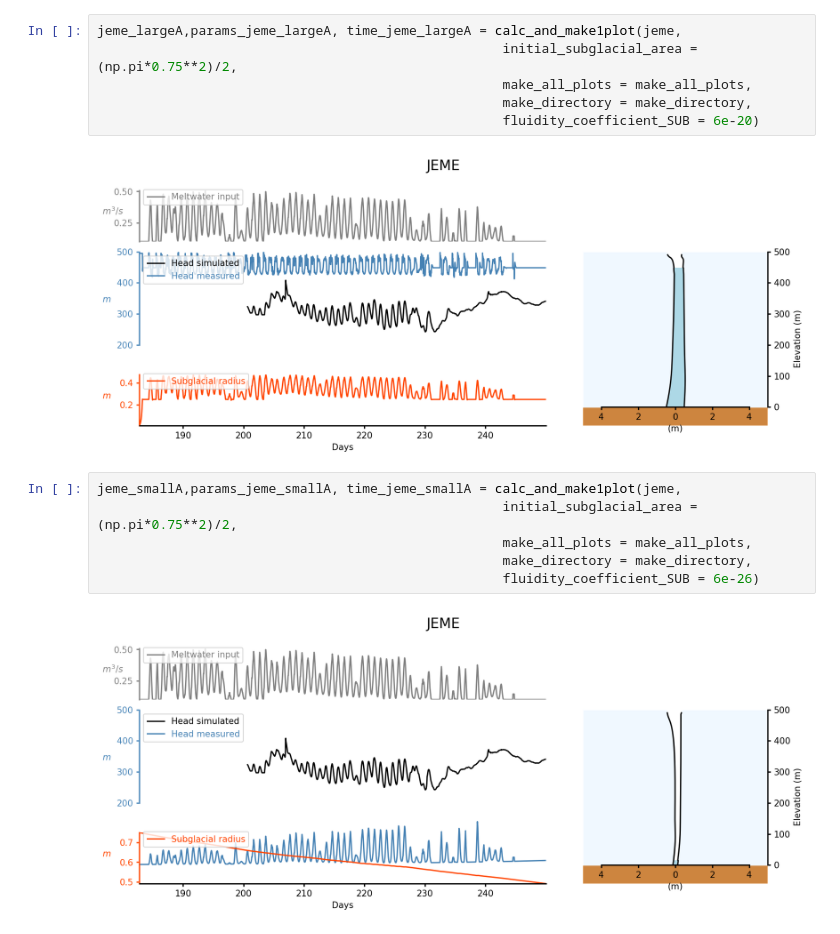
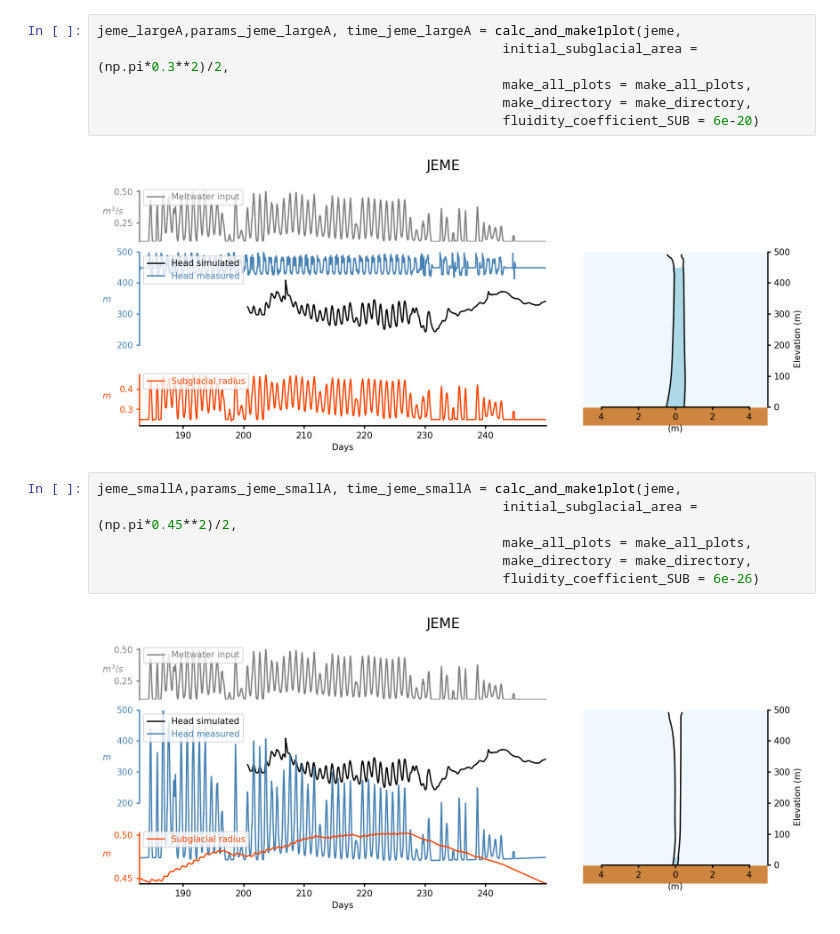
Before and after one commit to cctrunz/ModelRepo_pyMouShBaseflow_paper, a Jupyter notebook: Simulate_moulin_data_AGU.ipynb, the cells around one changed output. Saved outputs shown, nothing was run; the diff lists cells and outputs as text.

Commit message:
fix radius plot

```diff
--- a/Simulate_moulin_data_AGU.ipynb
+++ b/Simulate_moulin_data_AGU.ipynb
@@ -208,18 +212,18 @@ jeme_brut, params_jeme_brut, time_brut= calc_and_make1plot(jeme,
 # %%
 jeme_largeA,params_jeme_largeA, time_jeme_largeA = calc_and_make1plot(jeme,
-                                                    initial_subglacial_area = (np.pi*0.75**2)/2,
+                                                    initial_subglacial_area = (np.pi*0.3**2)/2,
                                                     make_all_plots = make_all_plots,
                                                     make_directory = make_directory,
                                                     fluidity_coefficient_SUB = 6e-20)
 # %% [output]
-[figure, old version]
+[figure, new version]
 # %%
 jeme_smallA,params_jeme_smallA, time_jeme_smallA = calc_and_make1plot(jeme,
-                                                    initial_subglacial_area = (np.pi*0.75**2)/2,
+                                                    initial_subglacial_area = (np.pi*0.45**2)/2,
                                                     make_all_plots = make_all_plots,
                                                     make_directory = make_directory,
                                                     fluidity_coefficient_SUB = 6e-26)
 # %% [output]
-[figure, old version]
+[figure, new version]
 # %%
 jeme_largef,params_jeme_largef, time_jeme_largef = calc_and_make1plot(jeme,
```
Also changed, not shown: parts of 12 cells of this notebook.
